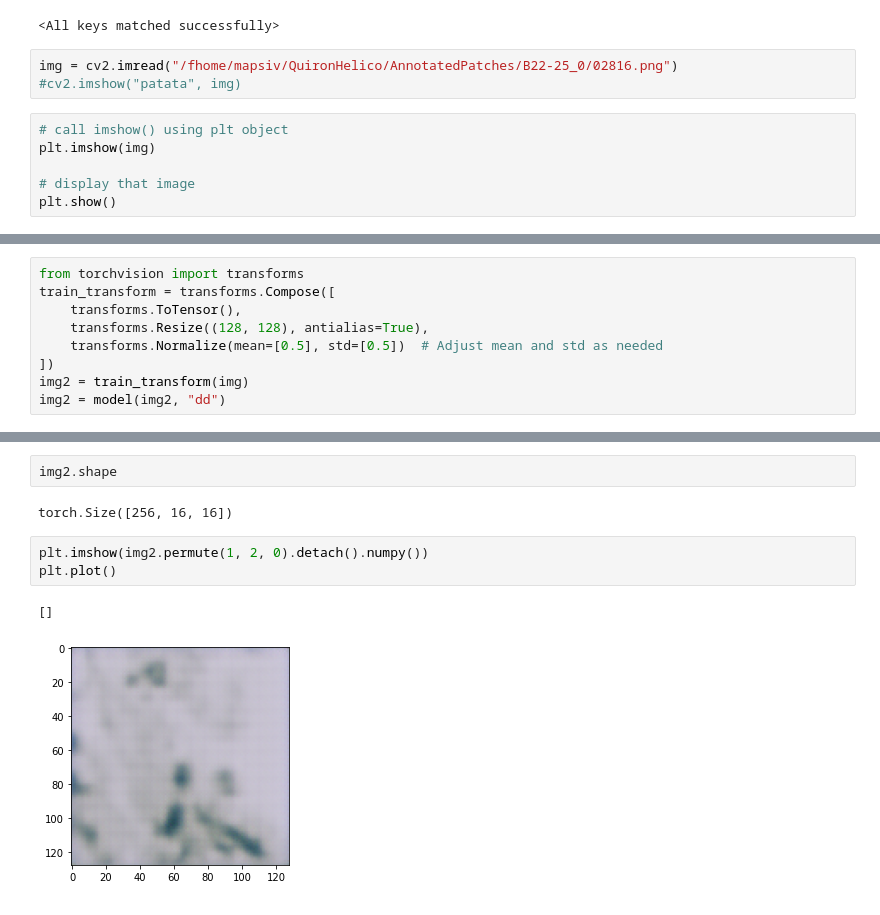
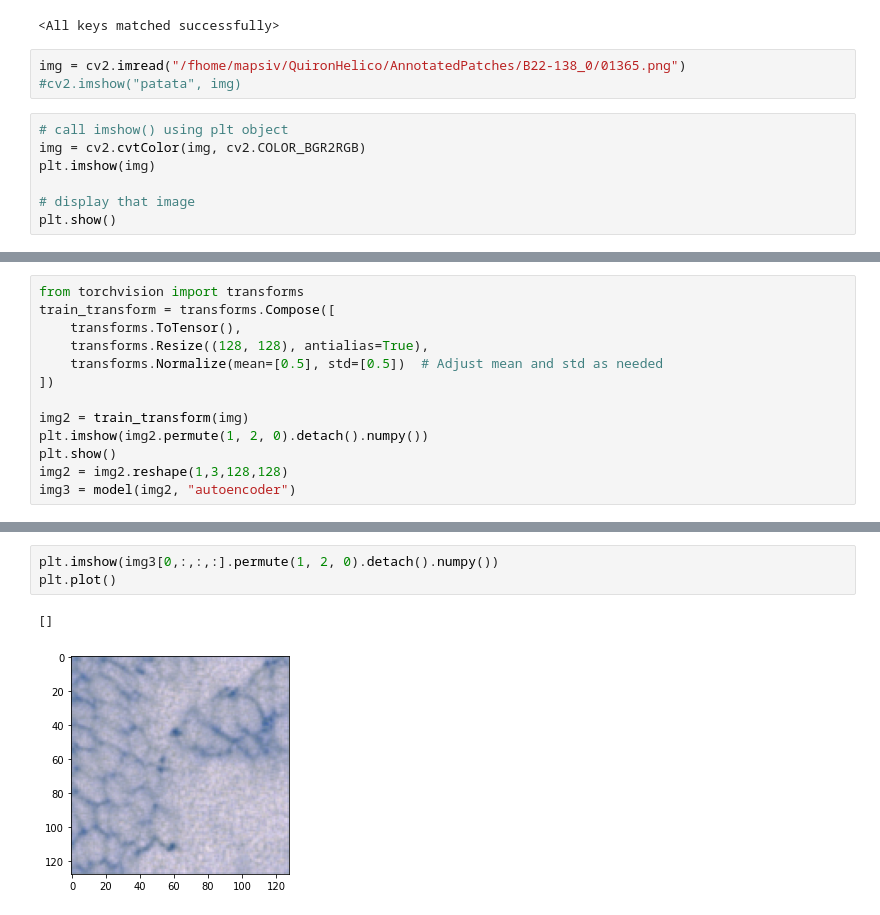
Before and after one commit to XavierQuerol/PSIV3_malaltia, a Jupyter notebook: autoencoder/plot_images.ipynb, the cells around one changed output, grey strips where cells are left out. Drawn from its saved outputs; the diff is of its cells as text.

```diff
--- a/autoencoder/plot_images.ipynb
+++ b/autoencoder/plot_images.ipynb
@@ -10,10 +10,11 @@ model.load_state_dict(torch.load(SAVED_MODEL))
 # %% [output]
 <All keys matched successfully>
 # %%
-img = cv2.imread("/fhome/mapsiv/QuironHelico/AnnotatedPatches/B22-25_0/02816.png")
+img = cv2.imread("/fhome/mapsiv/QuironHelico/AnnotatedPatches/B22-138_0/01365.png")
 #cv2.imshow("patata", img)
 # %%
 # call imshow() using plt object
+img = cv2.cvtColor(img, cv2.COLOR_BGR2RGB)
 plt.imshow(img)
 
 # display that image
@@ -27,5 +28,9 @@ train_transform = transforms.Compose([
     transforms.Resize((128, 128), antialias=True),
     transforms.Normalize(mean=[0.5], std=[0.5])  # Adjust mean and std as needed
 ])
+
 img2 = train_transform(img)
-img2 = model(img2, "dd")
+plt.imshow(img2.permute(1, 2, 0).detach().numpy())
+plt.show()
+img2 = img2.reshape(1,3,128,128)
+img3 = model(img2, "autoencoder")
@@ -32,10 +40,6 @@ img2 = model(img2, "dd")
-# %%
-img2.shape
-# %% [output]
-torch.Size([256, 16, 16])
 # %%
-plt.imshow(img2.permute(1, 2, 0).detach().numpy())
+plt.imshow(img3[0,:,:,:].permute(1, 2, 0).detach().numpy())
 plt.plot()
 # %% [output]
 []
-[figure, old version]
+[figure, new version]
```
Also changed, not shown: parts of 4 cells of this notebook, 4 other files.
